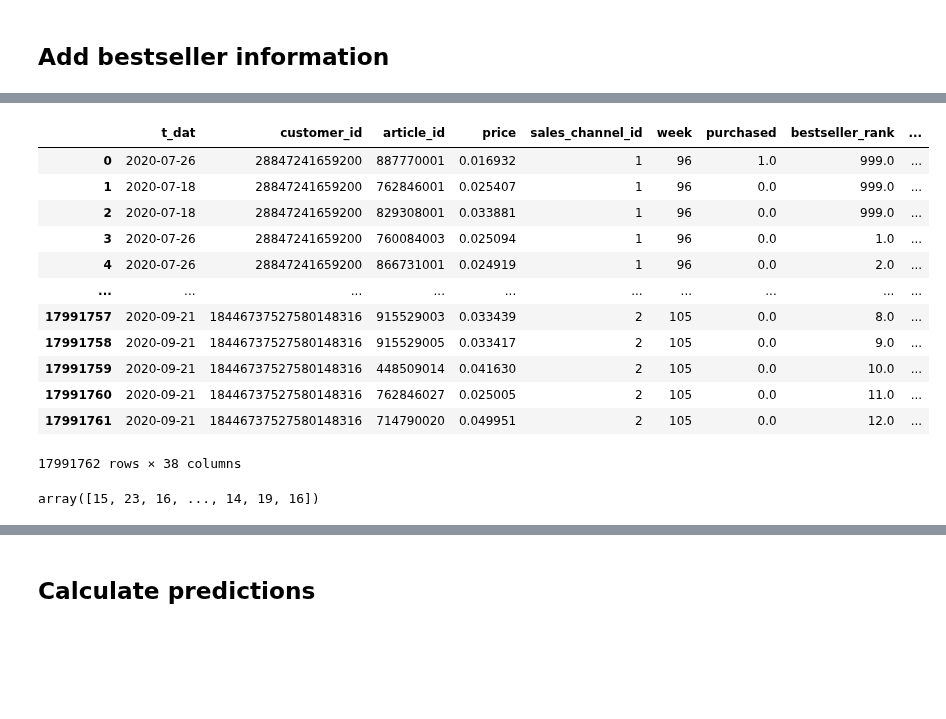
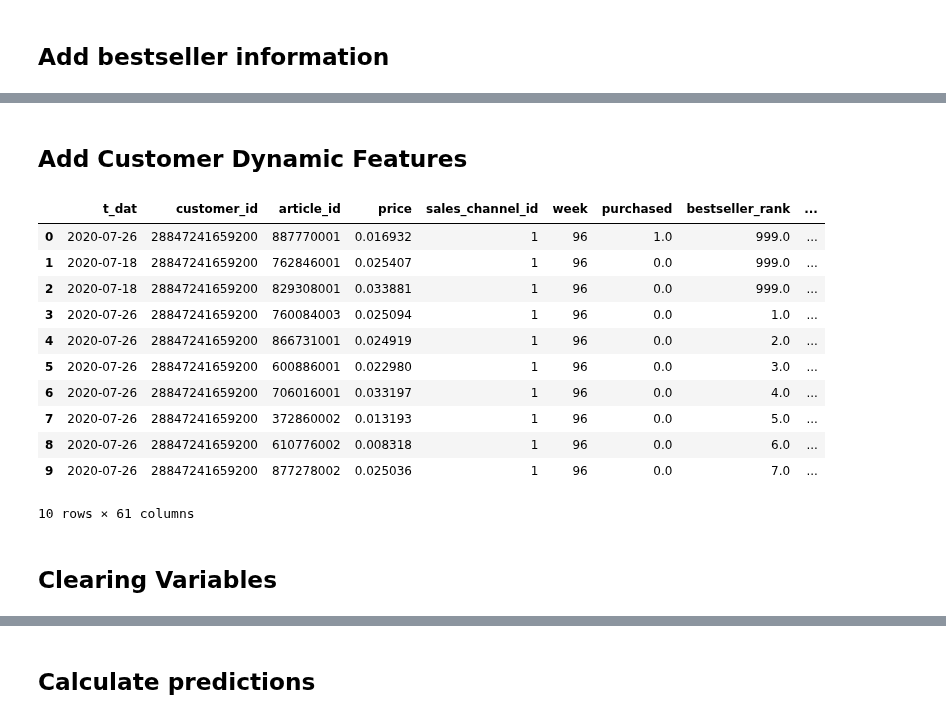
Before and after one commit to ManashJKonwar/Kaggle-HM-Recommender, a Jupyter notebook: hm-lgbmranker.ipynb, the cells around one changed output, grey strips where cells are left out. Cells and saved outputs as stored; diff of their text form; code cells hidden in the pictures; blank space fills up the shorter version.

```diff
--- a/hm-lgbmranker.ipynb
+++ b/hm-lgbmranker.ipynb
@@ -646,19 +600,22 @@ data = pd.merge(data, customers, on='customer_id', how='left')
 # %%
 data.sort_values(['week', 'customer_id'], inplace=True)
 data.reset_index(drop=True, inplace=True)
+# %% [markdown]
+## Add Customer Dynamic Features
+# %%
+data = pd.merge(data, pd.read_parquet(r'../input/hm-lgbm-supporting-data/customers_dynamic_features.parquet').reset_index(), how='left', on='customer_id')
 # %%
-data
+data.head(10)
 # %% [output]
 |  | t_dat | customer_id | article_id | price | sales_channel_id | week | purchased | bestseller_rank | ... |
 | 0 | 2020-07-26 | 28847241659200 | 887770001 | 0.016932 | 1 | 96 | 1.0 | 999.0 | ... |
 | 1 | 2020-07-18 | 28847241659200 | 762846001 | 0.025407 | 1 | 96 | 0.0 | 999.0 | ... |
 | 2 | 2020-07-18 | 28847241659200 | 829308001 | 0.033881 | 1 | 96 | 0.0 | 999.0 | ... |
 | 3 | 2020-07-26 | 28847241659200 | 760084003 | 0.025094 | 1 | 96 | 0.0 | 1.0 | ... |
 | 4 | 2020-07-26 | 28847241659200 | 866731001 | 0.024919 | 1 | 96 | 0.0 | 2.0 | ... |
-| ... | ... | ... | ... | ... | ... | ... | ... | ... | ... |
-| 17991757 | 2020-09-21 | 18446737527580148316 | 915529003 | 0.033439 | 2 | 105 | 0.0 | 8.0 | ... |
-| 17991758 | 2020-09-21 | 18446737527580148316 | 915529005 | 0.033417 | 2 | 105 | 0.0 | 9.0 | ... |
-| 17991759 | 2020-09-21 | 18446737527580148316 | 448509014 | 0.041630 | 2 | 105 | 0.0 | 10.0 | ... |
-| 17991760 | 2020-09-21 | 18446737527580148316 | 762846027 | 0.025005 | 2 | 105 | 0.0 | 11.0 | ... |
-| 17991761 | 2020-09-21 | 18446737527580148316 | 714790020 | 0.049951 | 2 | 105 | 0.0 | 12.0 | ... |
+| 5 | 2020-07-26 | 28847241659200 | 600886001 | 0.022980 | 1 | 96 | 0.0 | 3.0 | ... |
+| 6 | 2020-07-26 | 28847241659200 | 706016001 | 0.033197 | 1 | 96 | 0.0 | 4.0 | ... |
+| 7 | 2020-07-26 | 28847241659200 | 372860002 | 0.013193 | 1 | 96 | 0.0 | 5.0 | ... |
+| 8 | 2020-07-26 | 28847241659200 | 610776002 | 0.008318 | 1 | 96 | 0.0 | 6.0 | ... |
+| 9 | 2020-07-26 | 28847241659200 | 877278002 | 0.025036 | 1 | 96 | 0.0 | 7.0 | ... |
-17991762 rows × 38 columns
+10 rows × 61 columns
@@ -670,4 +622,2 @@ train_baskets = train.groupby(['week', 'customer_id'])['article_id'].count().val
-# %%
-train_baskets
-# %% [output]
-array([15, 23, 16, ..., 14, 19, 16])
+# %% [markdown]
+## Clearing Variables
```
Also changed, not shown: parts of 31 cells of this notebook.
